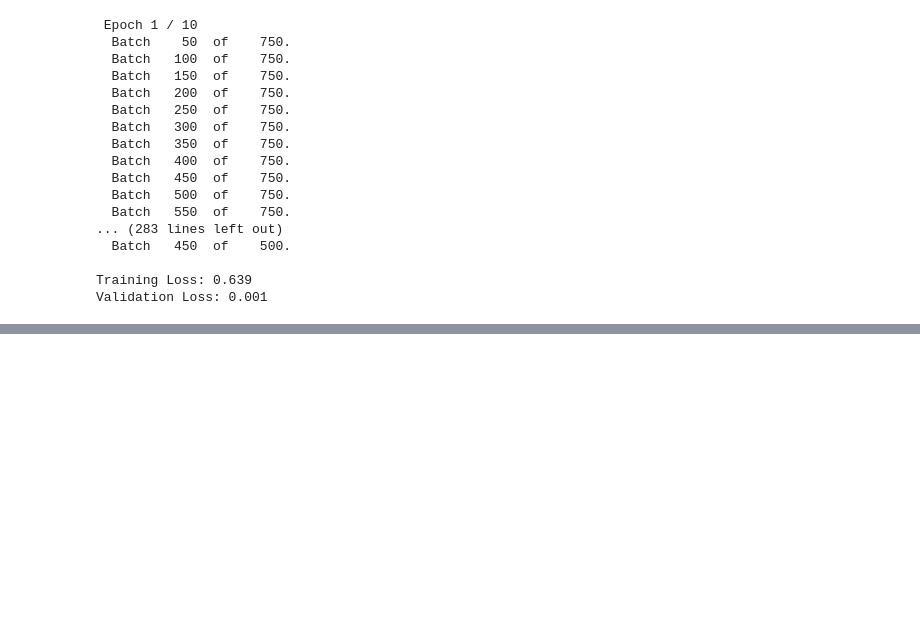
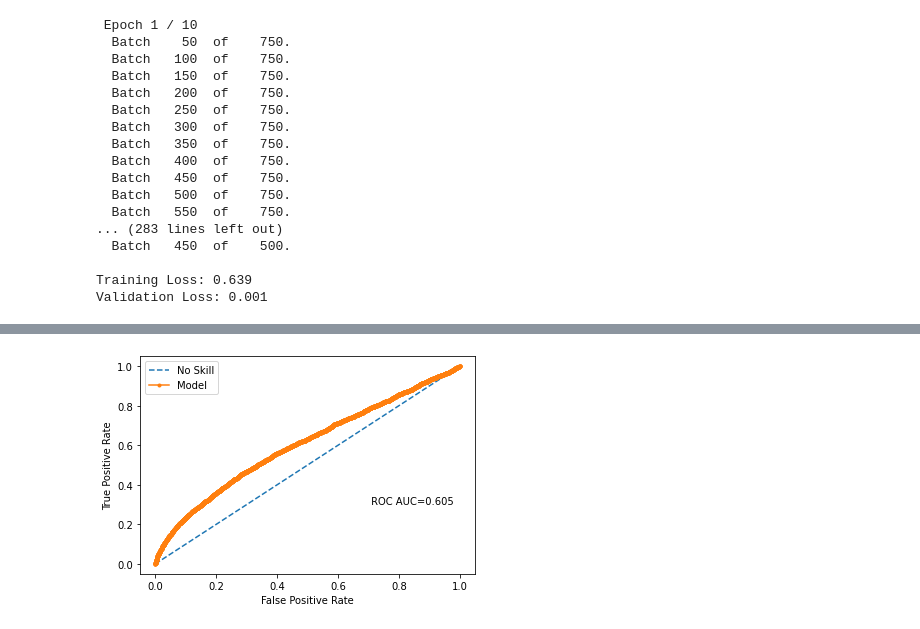
Before and after one commit to ghoshmithun/Sem3_DL_Assignment2020, a Jupyter notebook: Movie_Sentiment_Classification_Transfer_learning_with_GPU.ipynb, the cells around one changed output, grey strips where cells are left out. Cells and saved outputs as stored; diff of their text form; code cells hidden in the pictures; blank space fills up the shorter version.

```diff
--- a/Movie_Sentiment_Classification_Transfer_learning_with_GPU.ipynb
+++ b/Movie_Sentiment_Classification_Transfer_learning_with_GPU.ipynb
@@ -464,0 +503,25 @@ weighted avg       0.64      0.62      0.61     10000
+# %%
+# plot no skill and model roc curves
+from sklearn.metrics import roc_curve, roc_auc_score
+from matplotlib import pyplot
+y_test_pred = score_model_new_data_probability(X_test.tolist())
+def plot_roc_curve(test_y, model_probs,save=False):
+    pyplot.plot([0, 1], [0, 1], linestyle='--', label='No Skill')
+    # plot model roc curve
+    fpr, tpr, _ = roc_curve(test_y, model_probs)
+    pyplot.plot(fpr, tpr, marker='.', label='Model')
+    auc = roc_auc_score(test_y, model_probs)
+    pyplot.text(0.7,0.3,' ROC AUC=%.3f' % (auc))
+    # axis labels
+    pyplot.xlabel('False Positive Rate')
+    pyplot.ylabel('True Positive Rate')
+    # show the legend
+    pyplot.legend()
+    if save:
+        return pyplot
+    # show the plot
+    pyplot.show()
+
+plot_roc_curve(y_test,y_test_pred)
+# %% [output]
+[figure, added]
```
Also changed, not shown: parts of 4 cells of this notebook.
